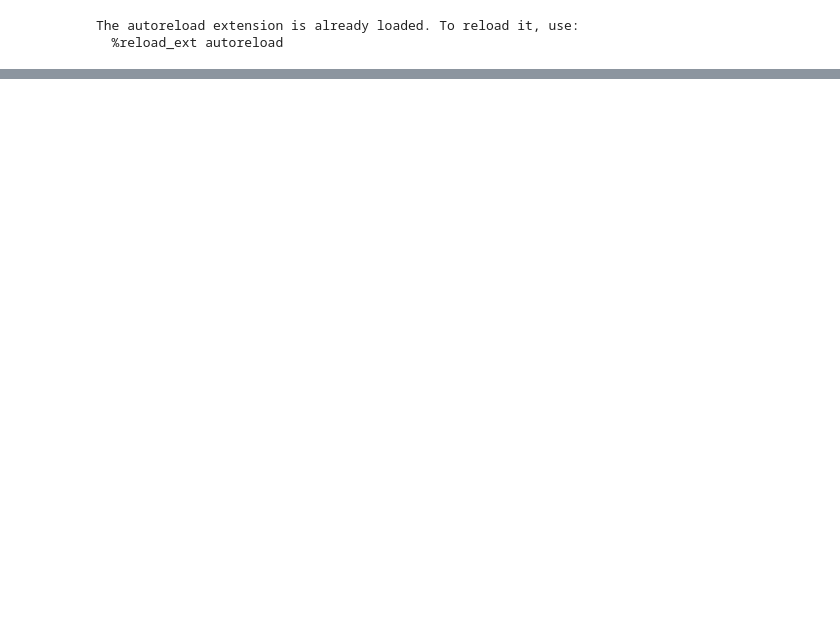
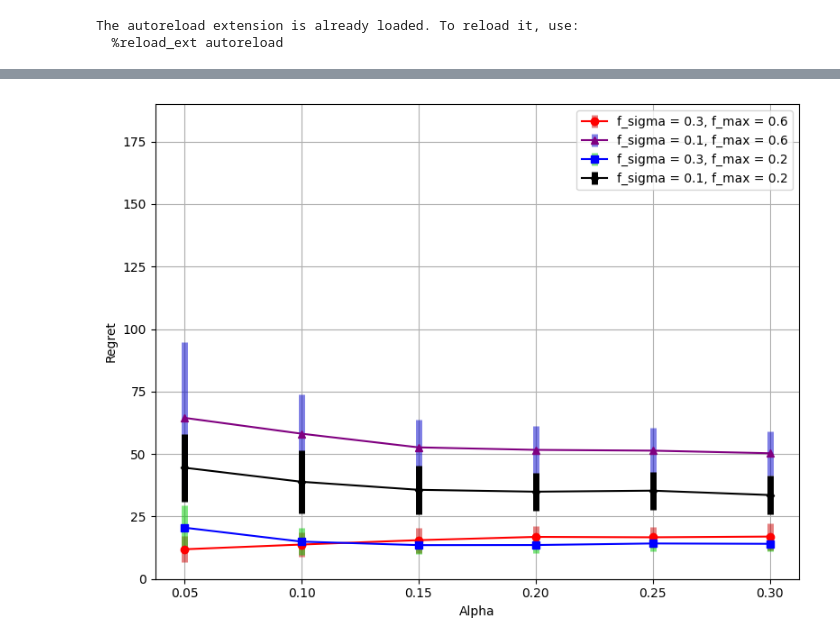
Before and after one commit to taikicoco/gauusian_process_bandit, a Jupyter notebook: app/bandit/results/gp_ucb_parameter.ipynb, the cells around one changed output, grey strips where cells are left out. Cells and saved outputs as stored; diff of their text form; code cells hidden in the pictures; blank space fills up the shorter version.

```diff
--- a/app/bandit/results/gp_ucb_parameter.ipynb
+++ b/app/bandit/results/gp_ucb_parameter.ipynb
@@ -214,0 +272,33 @@ max_reward_records
+# %%
+fig, ax = plt.subplots(figsize=(8, 6))
+
+# Beta vs Total Reward for f_sigma = 0.3 and f_max = 0.6
+mean_beta1 = df1.groupby('beta')['total_reward'].mean()
+std_beta1 = df1.groupby('beta')['total_reward'].std()
+ax.errorbar(mean_beta1.index, mean_beta1.values, yerr=std_beta1.values, fmt='-o', color='red', elinewidth=5, ecolor=(0.8, 0, 0, 0.5), label='f_sigma = 0.3, f_max = 0.6')
+
+# Beta vs Total Reward for f_sigma = 0.1 and f_max = 0.6
+mean_beta2 = df2.groupby('beta')['total_reward'].mean()
+std_beta2 = df2.groupby('beta')['total_reward'].std()
+ax.errorbar(mean_beta2.index, mean_beta2.values, yerr=std_beta2.values, fmt='-^', color='purple', elinewidth=5, ecolor=(0, 0, 0.8, 0.5), label='f_sigma = 0.1, f_max = 0.6')
+
+# Beta vs Total Reward for f_sigma = 0.3 and f_max = 0.2
+mean_beta3 = df3.groupby('beta')['total_reward'].mean()
+std_beta3 = df3.groupby('beta')['total_reward'].std()
+ax.errorbar(mean_beta3.index, mean_beta3.values, yerr=std_beta3.values, fmt='-s', color='blue', elinewidth=5, ecolor=(0, 0.8, 0, 0.5), label='f_sigma = 0.3, f_max = 0.2')
+
+# Beta vs Total Reward for f_sigma = 0.1 and f_max = 0.2
+mean_beta4 = df4.groupby('beta')['total_reward'].mean()
+std_beta4 = df4.groupby('beta')['total_reward'].std()
+ax.errorbar(mean_beta4.index, mean_beta4.values, yerr=std_beta4.values, fmt='-d', color='black', elinewidth=5, ecolor=(0, 0, 0, 1), label='f_sigma = 0.1, f_max = 0.2')
+
+ax.set_xlabel('Alpha')
+ax.set_ylabel('Regret')
+plt.ylim(0, 190)
+ax.grid(True)
+ax.legend()
+
+plt.tight_layout()
+plt.show()
+# %% [output]
+[figure, added]
```
Also changed, not shown: parts of 14 cells of this notebook, 2 other files.
